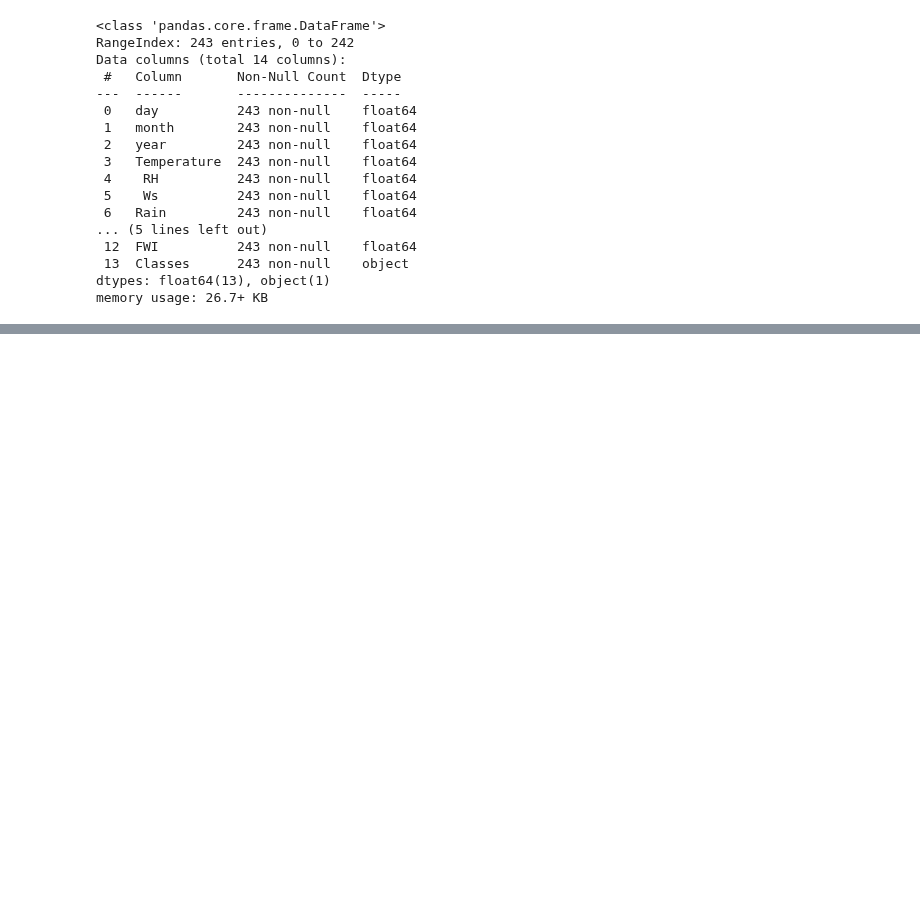
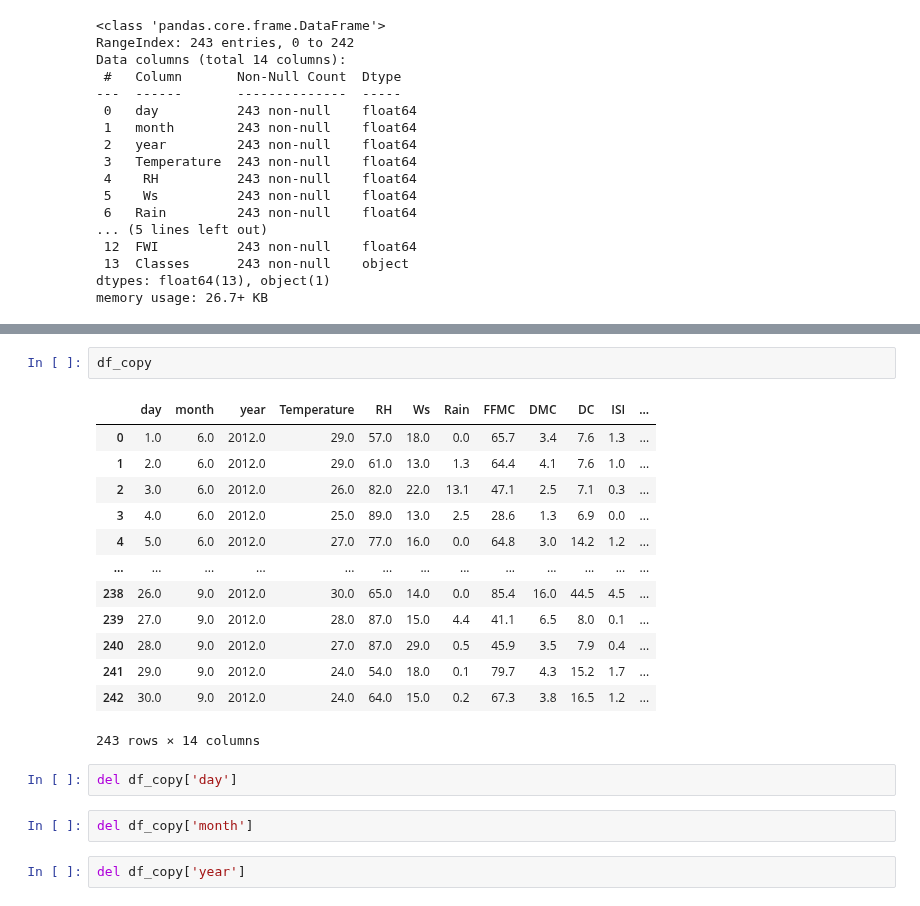
Before and after one commit to Mahadev1729/MLrn, a Jupyter notebook: Regression/update_regression.ipynb, the cells around one changed output, grey strips where cells are left out. Saved outputs shown, nothing was run; the diff lists cells and outputs as text; blank space fills up the shorter version.

```diff
--- a/Regression/update_regression.ipynb
+++ b/Regression/update_regression.ipynb
@@ -84,0 +116,22 @@ memory usage: 26.7+ KB
+# %%
+df_copy
+# %% [output]
+|  | day | month | year | Temperature | RH | Ws | Rain | FFMC | DMC | DC | ISI | ... |
+| 0 | 1.0 | 6.0 | 2012.0 | 29.0 | 57.0 | 18.0 | 0.0 | 65.7 | 3.4 | 7.6 | 1.3 | ... |
+| 1 | 2.0 | 6.0 | 2012.0 | 29.0 | 61.0 | 13.0 | 1.3 | 64.4 | 4.1 | 7.6 | 1.0 | ... |
+| 2 | 3.0 | 6.0 | 2012.0 | 26.0 | 82.0 | 22.0 | 13.1 | 47.1 | 2.5 | 7.1 | 0.3 | ... |
+| 3 | 4.0 | 6.0 | 2012.0 | 25.0 | 89.0 | 13.0 | 2.5 | 28.6 | 1.3 | 6.9 | 0.0 | ... |
+| 4 | 5.0 | 6.0 | 2012.0 | 27.0 | 77.0 | 16.0 | 0.0 | 64.8 | 3.0 | 14.2 | 1.2 | ... |
+| ... | ... | ... | ... | ... | ... | ... | ... | ... | ... | ... | ... | ... |
+| 238 | 26.0 | 9.0 | 2012.0 | 30.0 | 65.0 | 14.0 | 0.0 | 85.4 | 16.0 | 44.5 | 4.5 | ... |
+| 239 | 27.0 | 9.0 | 2012.0 | 28.0 | 87.0 | 15.0 | 4.4 | 41.1 | 6.5 | 8.0 | 0.1 | ... |
+| 240 | 28.0 | 9.0 | 2012.0 | 27.0 | 87.0 | 29.0 | 0.5 | 45.9 | 3.5 | 7.9 | 0.4 | ... |
+| 241 | 29.0 | 9.0 | 2012.0 | 24.0 | 54.0 | 18.0 | 0.1 | 79.7 | 4.3 | 15.2 | 1.7 | ... |
+| 242 | 30.0 | 9.0 | 2012.0 | 24.0 | 64.0 | 15.0 | 0.2 | 67.3 | 3.8 | 16.5 | 1.2 | ... |
+243 rows × 14 columns
+# %%
+del df_copy['day']
+# %%
+del df_copy['month']
+# %%
+del df_copy['year']
```
Also changed, not shown: parts of 13 cells of this notebook.
